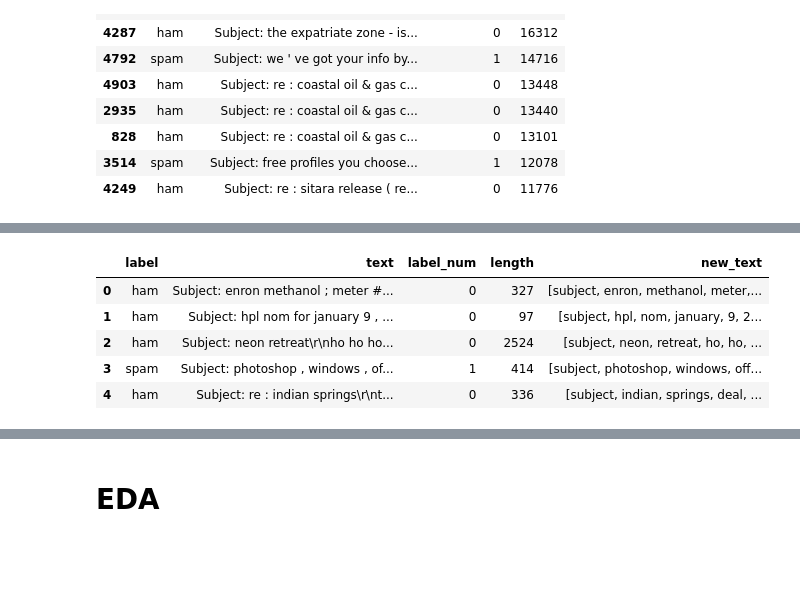
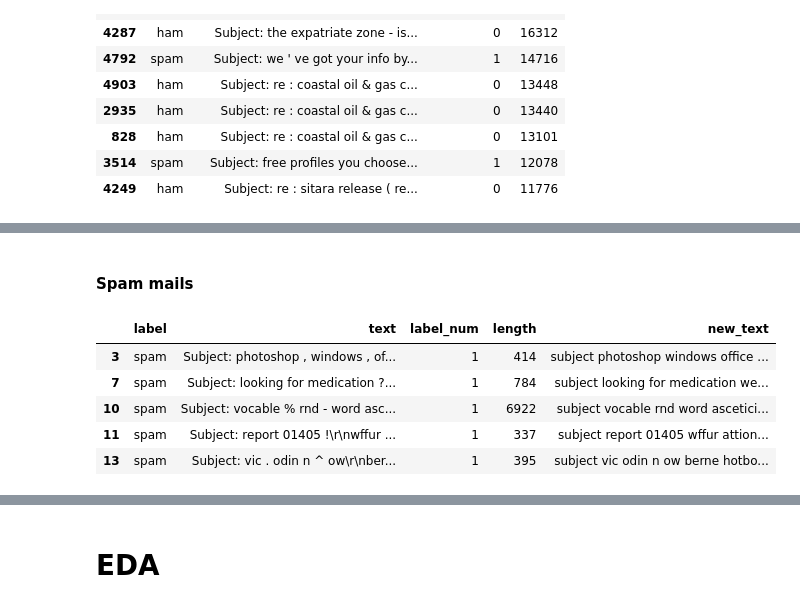
Before and after one commit to TYXuan/mail, a Jupyter notebook: eda.ipynb, the cells around one changed output, grey strips where cells are left out. Drawn from its saved outputs; the diff is of its cells as text; code cells hidden in the pictures; blank space fills up the shorter version.

```diff
--- a/eda.ipynb
+++ b/eda.ipynb
@@ -120,9 +119,9 @@ df['new_text'] = df['text'].str.replace('\W', ' ', regex=True)
 df['new_text'] = df['new_text'].str.lower()
 # %%
 # Tokenize words
-df['new_text'] = df['new_text'].apply(word_tokenize)
+#df['new_text'] = df['new_text'].apply(word_tokenize)
 # %%
 # Remove stopwords
-stop = stopwords.words('english')
+#stop = stopwords.words('english')
 
-df['new_text'] = df['new_text'].apply(lambda x: [item for item in x if item not in stop])
+#df['new_text'] = df['new_text'].apply(lambda x: [item for item in x if item not in stop])
@@ -129,9 +142,13 @@ df['new_text'] = df['new_text'].apply(lambda x: [item for item in x if item not
+# %% [markdown]
+#### Spam mails
+# %%
+df_spam = df[df['label'] == 'spam']
 # %%
-df.head()
+df_spam.head()
 # %% [output]
 |  | label | text | label_num | length | new_text |
-| 0 | ham | Subject: enron methanol ; meter #... | 0 | 327 | [subject, enron, methanol, meter,... |
-| 1 | ham | Subject: hpl nom for january 9 , ... | 0 | 97 | [subject, hpl, nom, january, 9, 2... |
-| 2 | ham | Subject: neon retreat\r\nho ho ho... | 0 | 2524 | [subject, neon, retreat, ho, ho, ... |
-| 3 | spam | Subject: photoshop , windows , of... | 1 | 414 | [subject, photoshop, windows, off... |
-| 4 | ham | Subject: re : indian springs\r\nt... | 0 | 336 | [subject, indian, springs, deal, ... |
+| 3 | spam | Subject: photoshop , windows , of... | 1 | 414 | subject photoshop windows office ... |
+| 7 | spam | Subject: looking for medication ?... | 1 | 784 | subject looking for medication we... |
+| 10 | spam | Subject: vocable % rnd - word asc... | 1 | 6922 | subject vocable rnd word ascetici... |
+| 11 | spam | Subject: report 01405 !\r\nwffur ... | 1 | 337 | subject report 01405 wffur attion... |
+| 13 | spam | Subject: vic . odin n ^ ow\r\nber... | 1 | 395 | subject vic odin n ow berne hotbo... |
```
Also changed, not shown: parts of 27 cells of this notebook.
